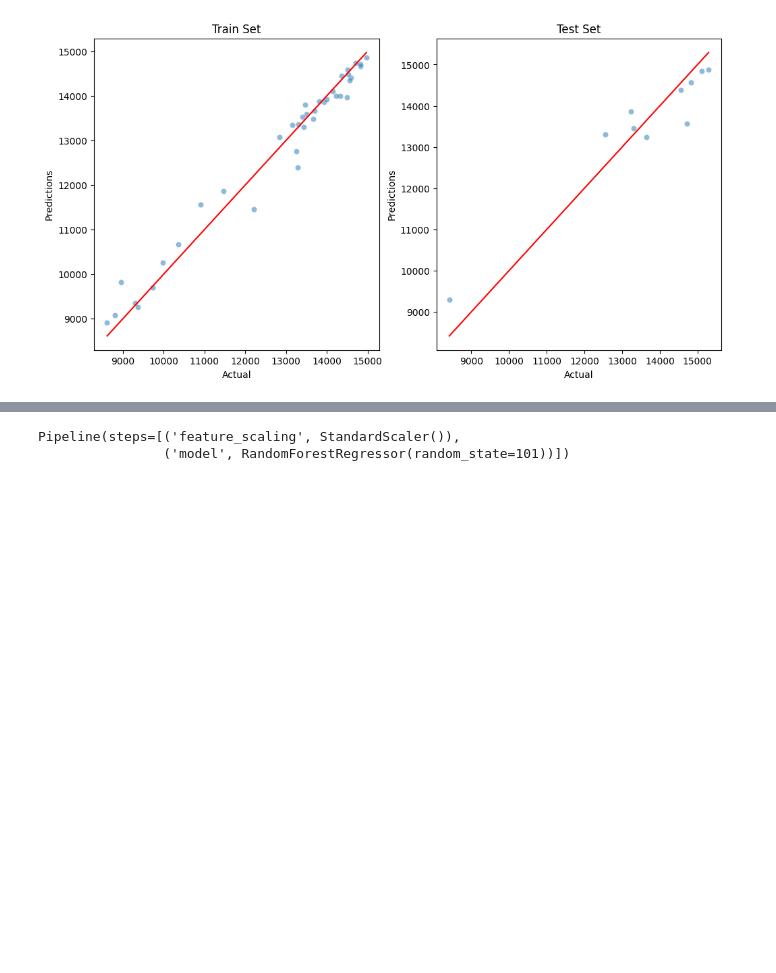
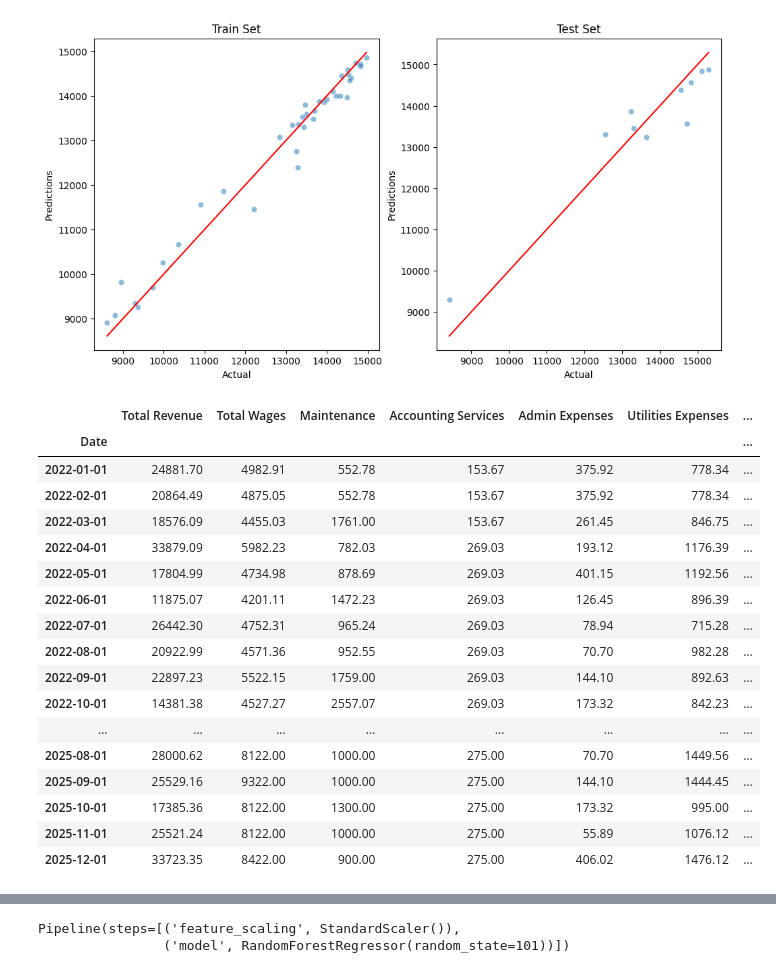
Before and after one commit to Danpr1984/hotelbudget, a Jupyter notebook: predictive_models/3.expenses_ops.ipynb, the cells around one changed output, grey strips where cells are left out. Drawn from its saved outputs; the diff is of its cells as text; code cells hidden in the pictures; blank space fills up the shorter version.

```diff
--- a/predictive_models/3.expenses_ops.ipynb
+++ b/predictive_models/3.expenses_ops.ipynb
@@ -222,4 +222,25 @@ Mean Squared Error: 360153.008
 Root Mean Squared Error: 600.127
 [figure]
 [figure]
+# %%
+df
+# %% [output]
+|  | Total Revenue | Total Wages | Maintenance | Accounting Services | Admin Expenses | Utilities Expenses | ... |
+| Date |  |  |  |  |  |  | ... |
+| 2022-01-01 | 24881.70 | 4982.91 | 552.78 | 153.67 | 375.92 | 778.34 | ... |
+| 2022-02-01 | 20864.49 | 4875.05 | 552.78 | 153.67 | 375.92 | 778.34 | ... |
+| 2022-03-01 | 18576.09 | 4455.03 | 1761.00 | 153.67 | 261.45 | 846.75 | ... |
+| 2022-04-01 | 33879.09 | 5982.23 | 782.03 | 269.03 | 193.12 | 1176.39 | ... |
+| 2022-05-01 | 17804.99 | 4734.98 | 878.69 | 269.03 | 401.15 | 1192.56 | ... |
+| 2022-06-01 | 11875.07 | 4201.11 | 1472.23 | 269.03 | 126.45 | 896.39 | ... |
+| 2022-07-01 | 26442.30 | 4752.31 | 965.24 | 269.03 | 78.94 | 715.28 | ... |
+| 2022-08-01 | 20922.99 | 4571.36 | 952.55 | 269.03 | 70.70 | 982.28 | ... |
+| 2022-09-01 | 22897.23 | 5522.15 | 1759.00 | 269.03 | 144.10 | 892.63 | ... |
+| 2022-10-01 | 14381.38 | 4527.27 | 2557.07 | 269.03 | 173.32 | 842.23 | ... |
+| ... | ... | ... | ... | ... | ... | ... | ... |
+| 2025-08-01 | 28000.62 | 8122.00 | 1000.00 | 275.00 | 70.70 | 1449.56 | ... |
+| 2025-09-01 | 25529.16 | 9322.00 | 1000.00 | 275.00 | 144.10 | 1444.45 | ... |
+| 2025-10-01 | 17385.36 | 8122.00 | 1300.00 | 275.00 | 173.32 | 995.00 | ... |
+| 2025-11-01 | 25521.24 | 8122.00 | 1000.00 | 275.00 | 55.89 | 1076.12 | ... |
+| 2025-12-01 | 33723.35 | 8422.00 | 900.00 | 275.00 | 406.02 | 1476.12 | ... |
 # %%
```
Also changed, not shown: parts of 5 cells of this notebook, 5 other files.
